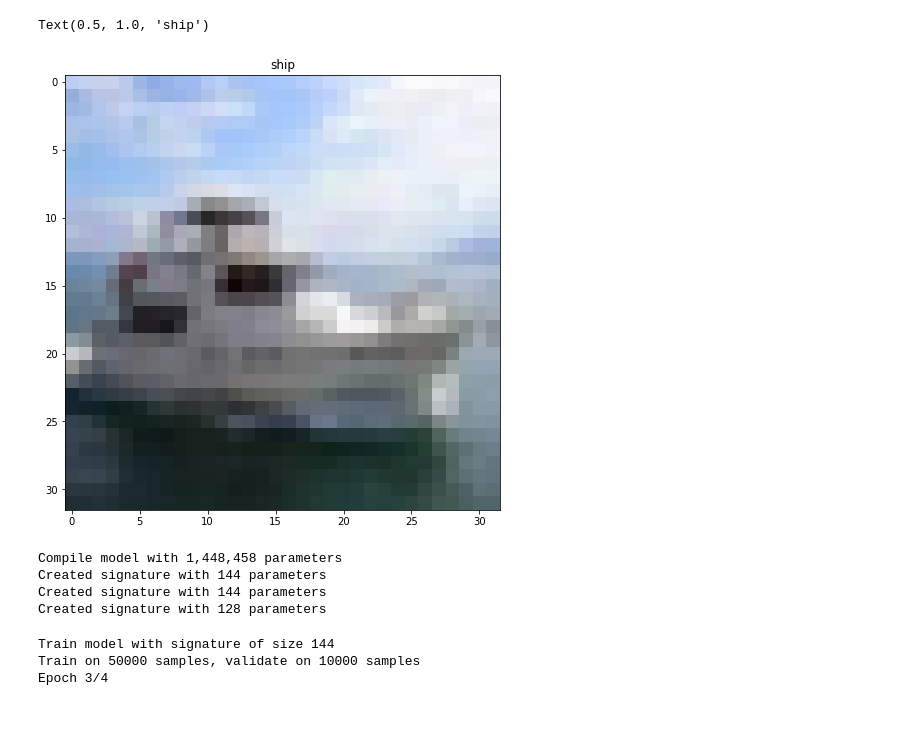
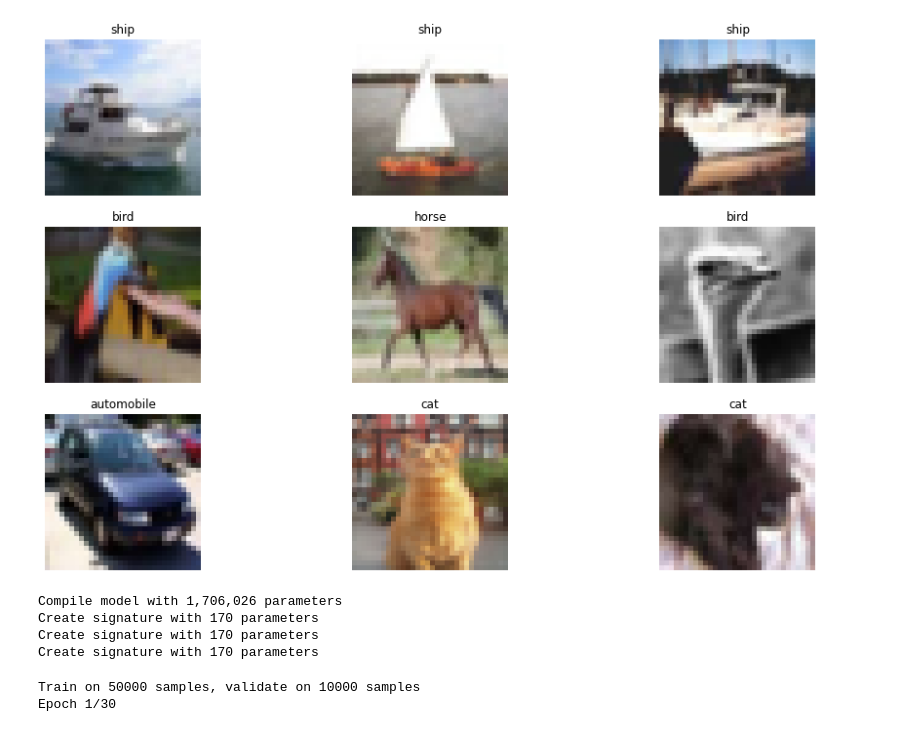
Before and after one commit to teobouvard/study, a Jupyter notebook: miniproject/dev.ipynb, the cells around one changed output. Cells and saved outputs as stored; diff of their text form; code cells hidden in the pictures.

Commit message:
Implemented custom model

```diff
--- a/miniproject/dev.ipynb
+++ b/miniproject/dev.ipynb
@@ -1,17 +1,21 @@
 # %%
+%load_ext autoreload
+%autoreload 2
+
 import os
 import random
-from hashlib import sha256
-from itertools import accumulate
 
 import numpy as np
 import tensorflow as tf
-from tensorflow.keras import datasets
+from tensorflow.keras.datasets import cifar10
+from tensorflow.keras.preprocessing.image import ImageDataGenerator
 from matplotlib import pyplot as plt
-plt.rcParams['figure.figsize'] = [16, 8]
+plt.rcParams['figure.figsize'] = [16, 10]
 
 # fix gpu memory management
-os.environ['TF_FORCE_GPU_ALLOW_GROWTH'] = 'true'
+physical_devices = tf.config.experimental.list_physical_devices('GPU')
+if physical_devices:
+    tf.config.experimental.set_memory_growth(physical_devices[0], True)
 
 # enable reproducibility
 SEED = 42
@@ -21,13 +25,6 @@ random.seed(SEED)
 np.random.seed(SEED)
 tf.random.set_seed(SEED)
 # %%
-labels = ['airplane', 'automobile', 'bird', 'cat', 'deer', 'dog', 'frog', 'horse', 'ship', 'truck']
-(x_train, y_train), (x_test, y_test) = tf.keras.datasets.cifar10.load_data()
-x_train, x_test = x_train / 255.0, x_test / 255.0
+(x_train, y_train), (x_test, y_test) = cifar10.load_data()
+x_train = x_train / 255.0
+x_test = x_test / 255.0
-# %%
-idx = np.random.choice(len(x_train))
-plt.imshow(x_train[idx])
-plt.title(labels[y_train[idx, 0]])
-# %% [output]
-Text(0.5, 1.0, 'ship')
-[figure, removed]
@@ -255,17 +31,42 @@ class SimpleNet(models.Sequential):
+# %%
+def preview(size):
+    labels = ['airplane', 'automobile', 'bird', 'cat', 'deer', 'dog', 'frog', 'horse', 'ship', 'truck']
+    fig, ax = plt.subplots(size, size)
+    for i in range(size):
+        for j in range(size):
+            idx = np.random.choice(len(x_train))
+            ax[i, j].imshow(x_train[idx])
+            ax[i, j].axis('off')
+            ax[i, j].set(title=labels[y_train[idx, 0]])
+# %%
+preview(3)
+# %% [output]
+[figure, added]
 # %%
+from src.model import SimpleNet
+from src.signature import Signature
+
 model = SimpleNet()
-sig = Signature(b'Some block information', model, ratio=1e-4)
-other_sig = Signature(b"Some other block information", model, ratio=1e-4)
-yet_another_sig = Signature(b"Some other block information", model, length=128)
+
+signature_length = int(model.count_params() * 1e-4)
+sig = Signature(b'Some block information', signature_length)
+other_sig = Signature(b"Some other block information", signature_length)
+yet_another_sig = Signature(b"Some other block information", signature_length)
 # %% [output]
-Compile model with 1,448,458 parameters
-Created signature with 144 parameters
-Created signature with 144 parameters
-Created signature with 128 parameters
+Compile model with 1,706,026 parameters
+Create signature with 170 parameters
+Create signature with 170 parameters
+Create signature with 170 parameters
-# %%
-model.train(x_train, y_train, steps_per_epoch=5, batch_size=100,
-          epochs=2, validation_data=(x_test,y_test), signature=sig)
-# %% [output]
-Train model with signature of size 144
-Train on 50000 samples, validate on 10000 samples
-Epoch 3/4
+# %%
+train_parameters = {
+    'steps_per_epoch' : None,
+    'epochs' : 30,
+    'validation_data' : (x_test,y_test),
+    'batch_size' : 100
+
+}
+
+model.fit(x_train, y_train, **train_parameters)
+# %% [output]
+Train on 50000 samples, validate on 10000 samples
+Epoch 1/30
```
Also changed, not shown: parts of 9 cells of this notebook, 6 other files.
